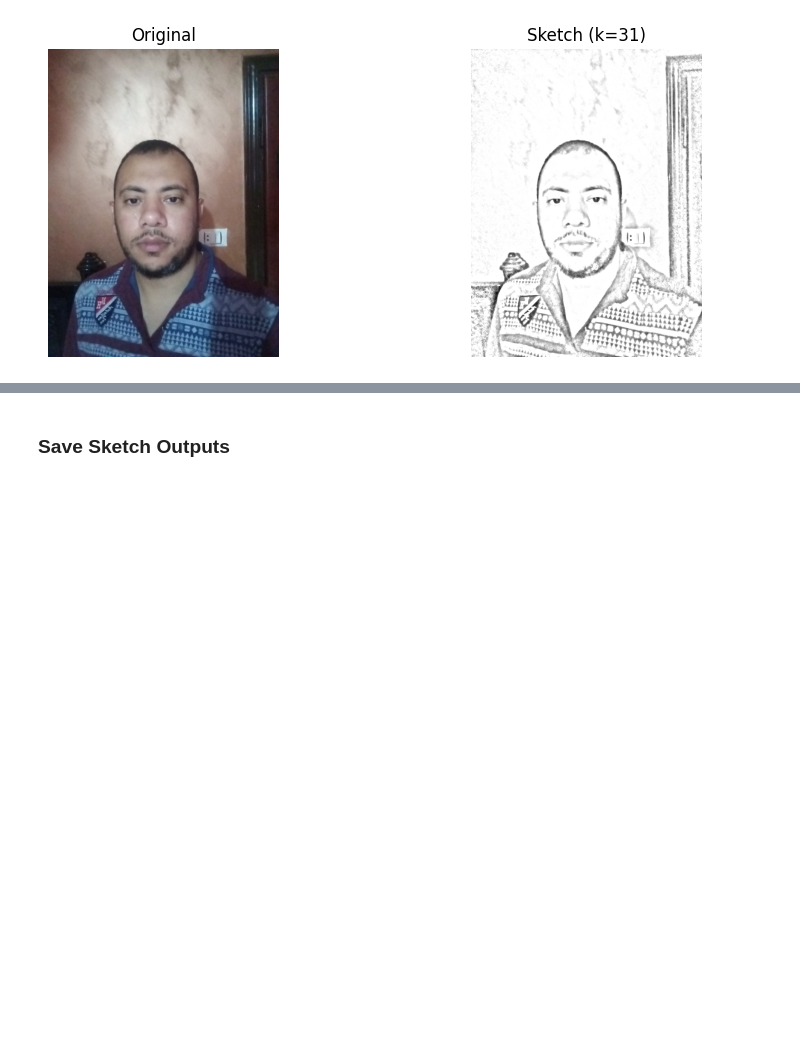
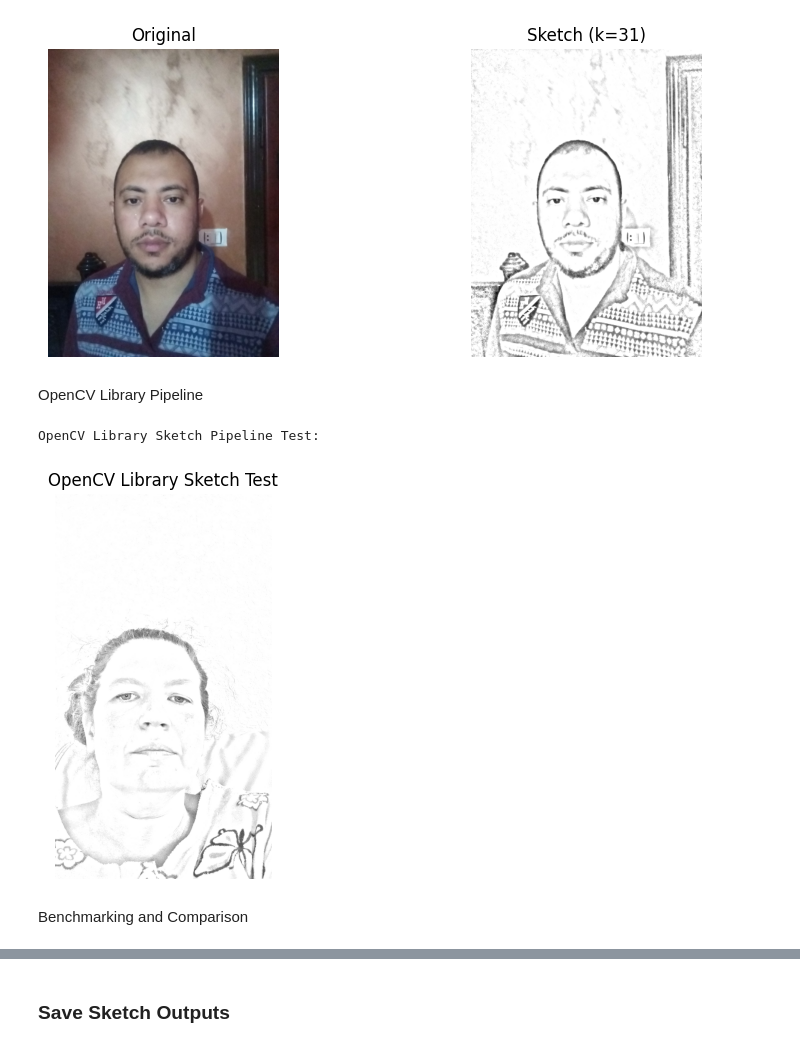
Before and after one commit to prakashsurya-840/AAI-521FinalProject, a Jupyter notebook: Team_Assignment_7_1.ipynb, the cells around one changed output, grey strips where cells are left out. Cells and saved outputs as stored; diff of their text form; code cells hidden in the pictures; blank space fills up the shorter version.

```diff
--- a/Team_Assignment_7_1.ipynb
+++ b/Team_Assignment_7_1.ipynb
@@ -389,3 +389,65 @@ for i in range(3):
 [figure]
 [figure]
 [figure]
+# %% [markdown]
+OpenCV Library Pipeline
+# %%
+# Import libraries again to ensure they are available in this cell
+import cv2
+import numpy as np
+import time
+import matplotlib.pyplot as plt
+import pandas as pd
+import os
+
+# ----------------------------------------------------
+# 1. OpenCV Library Pipeline Implementation (Mustafa's Part)
+# ----------------------------------------------------
+
+def opencv_library_sketch(img_path: str, blur_kernel_size=(101, 101)) -> np.ndarray:
+    """
+    Converts a color image into a pencil sketch using a direct, compact
+    pipeline of standard OpenCV functions.
+    """
+    img = cv2.imread(img_path)
+
+    if img is None:
+        print(f"Error: Image not found at {img_path}")
+        return None
+
+    # 1. Convert to grayscale
+    img_gray = cv2.cvtColor(img, cv2.COLOR_BGR2GRAY)
+
+    # 2. Invert the grayscale image
+    img_invert = cv2.bitwise_not(img_gray)
+
+    # 3. Apply Gaussian blur to the inverted image
+    img_blur = cv2.GaussianBlur(img_invert, blur_kernel_size, 0)
+
+    # 4. Color Dodge blend: (Gray / (255 - Blur)) * 256
+    sketch_img = cv2.divide(img_gray, 255 - img_blur, scale=256.0)
+
+    return sketch_img
+
+# Test the new function on a sample image
+# Assuming 'df' and 'get_selfie_path' are defined.
+sample_path = get_selfie_path(df.iloc[0], 1)
+new_sketch = opencv_library_sketch(sample_path)
+
+if new_sketch is not None:
+    print("OpenCV Library Sketch Pipeline Test:")
+    # Use your existing show_original_and_sketch function for visual comparison
+    # NOTE: You must also have your 'show_original_and_sketch' function defined.
+    # show_original_and_sketch(sample_path, new_sketch, "OpenCV Library Sketch")
+
+    # Display the result using standard Matplotlib (if show_original_and_sketch is missing)
+    plt.figure(figsize=(5, 5))
+    plt.imshow(new_sketch, cmap="gray")
+    plt.title("OpenCV Library Sketch Test")
+    plt.axis("off")
+    plt.show()
+# %% [output]
+OpenCV Library Sketch Pipeline Test:
+[figure, added]
+# %% [markdown]
+Benchmarking and Comparison
```
Also changed, not shown: parts of 4 cells of this notebook.
